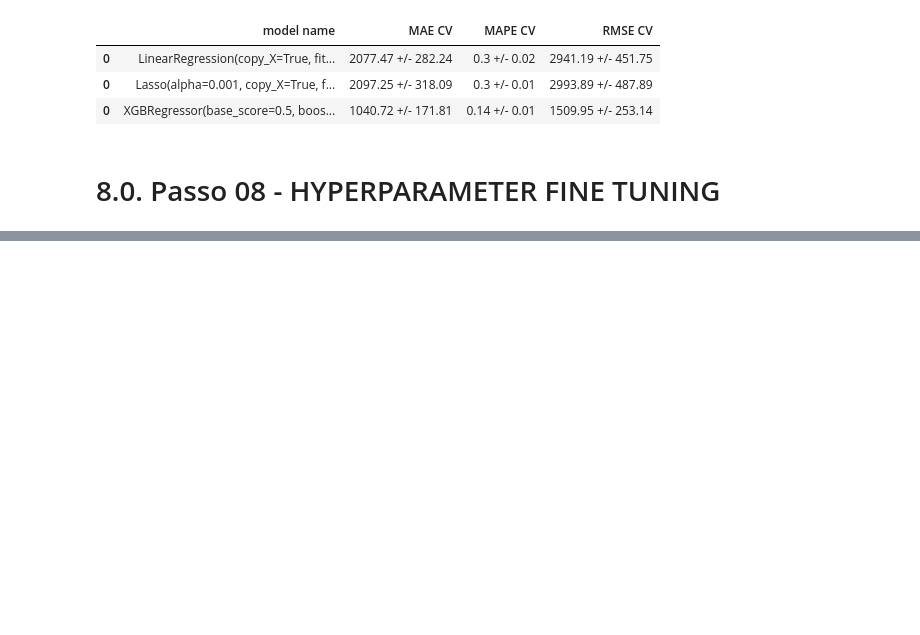
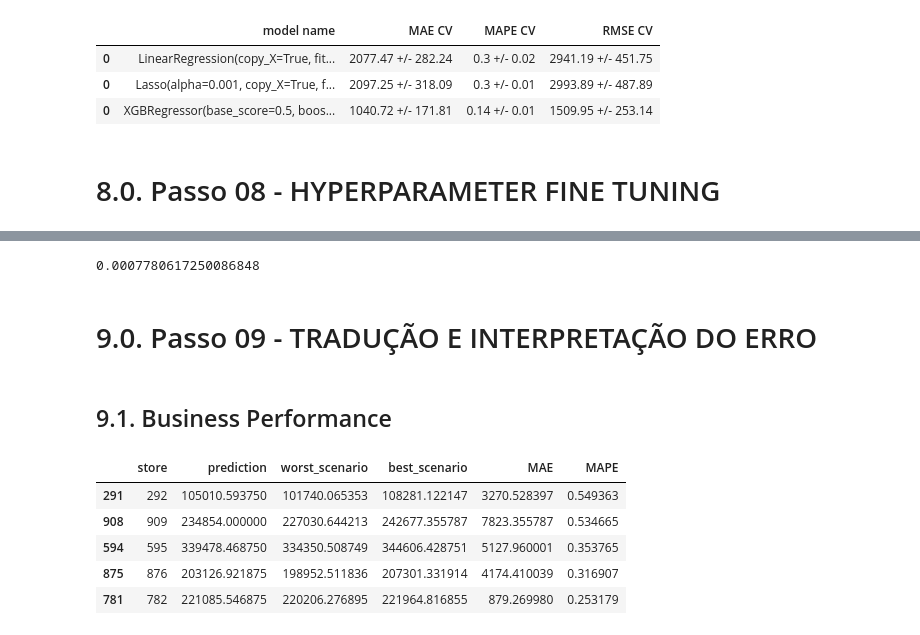
Before and after one commit to felipe471/Data_Science_Em_Producao, a Jupyter notebook: m07_v01_store_sales_prediction.ipynb, the cells around one changed output, grey strips where cells are left out. Saved outputs shown, nothing was run; the diff lists cells and outputs as text; code cells hidden in the pictures; blank space fills up the shorter version.

```diff
--- a/m07_v01_store_sales_prediction.ipynb
+++ b/m07_v01_store_sales_prediction.ipynb
@@ -1536,0 +1564,7 @@ final_result
+# %%
+mpe = mean_percentage_error(np.expm1(y_test), np.expm1(yhat_xgb_tuned))
+mpe
+# %% [output]
+0.0007780617250086848
+# %% [markdown]
+# 9.0. Passo 09 - TRADUÇÃO E INTERPRETAÇÃO DO ERRO
@@ -1536,0 +1577,2 @@ final_result
+# %% [markdown]
+## 9.1. Business Performance
@@ -1536,0 +1608,9 @@ final_result
+# %%
+df92.sort_values("MAPE", ascending=False).head()
+# %% [output]
+|  | store | prediction | worst_scenario | best_scenario | MAE | MAPE |
+| 291 | 292 | 105010.593750 | 101740.065353 | 108281.122147 | 3270.528397 | 0.549363 |
+| 908 | 909 | 234854.000000 | 227030.644213 | 242677.355787 | 7823.355787 | 0.534665 |
+| 594 | 595 | 339478.468750 | 334350.508749 | 344606.428751 | 5127.960001 | 0.353765 |
+| 875 | 876 | 203126.921875 | 198952.511836 | 207301.331914 | 4174.410039 | 0.316907 |
+| 781 | 782 | 221085.546875 | 220206.276895 | 221964.816855 | 879.269980 | 0.253179 |
```
Also changed, not shown: parts of 16 cells of this notebook.
